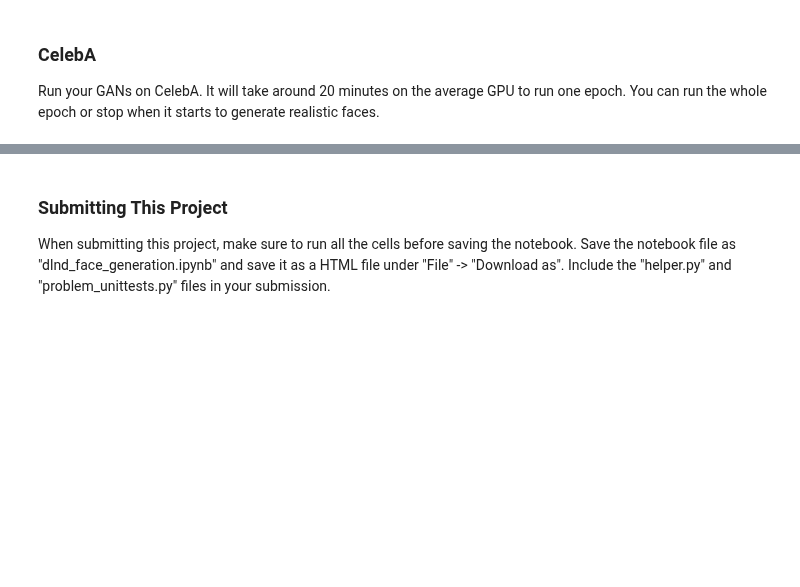
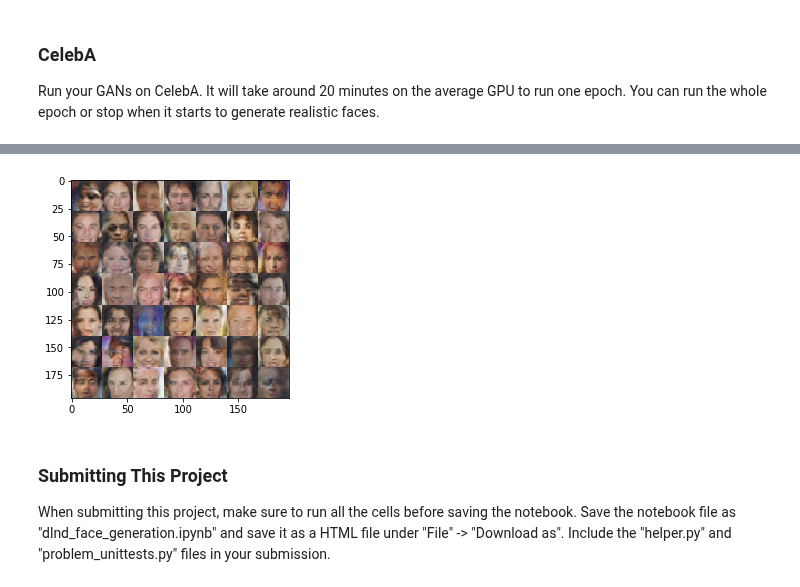
Before and after one commit to Krzek/FifthProjectNanodegreeUdacity, a Jupyter notebook: dlnd_face_generation.ipynb, the cells around one changed output, grey strips where cells are left out. Drawn from its saved outputs; the diff is of its cells as text; code cells hidden in the pictures; blank space fills up the shorter version.

```diff
--- a/dlnd_face_generation.ipynb
+++ b/dlnd_face_generation.ipynb
@@ -294,10 +410,10 @@ with tf.Graph().as_default():
 ### CelebA
 Run your GANs on CelebA.  It will take around 20 minutes on the average GPU to run one epoch.  You can run the whole epoch or stop when it starts to generate realistic faces.
 # %%
-batch_size = None
-z_dim = None
-learning_rate = None
-beta1 = None
+batch_size = 64
+z_dim = 128
+learning_rate = 0.003
+beta1 = 0.1
 
 
 """
@@ -309,3 +425,4 @@ celeba_dataset = helper.Dataset('celeba', glob(os.path.join(data_dir, 'img_align
 with tf.Graph().as_default():
     train(epochs, batch_size, z_dim, learning_rate, beta1, celeba_dataset.get_batches,
           celeba_dataset.shape, celeba_dataset.image_mode)
+# %% [output]
@@ -312,3 +437,4 @@ with tf.Graph().as_default():
+[figure, added]
 # %% [markdown]
 ### Submitting This Project
 When submitting this project, make sure to run all the cells before saving the notebook. Save the notebook file as "dlnd_face_generation.ipynb" and save it as a HTML file under "File" -> "Download as". Include the "helper.py" and "problem_unittests.py" files in your submission.
```
Also changed, not shown: parts of 11 cells of this notebook.
